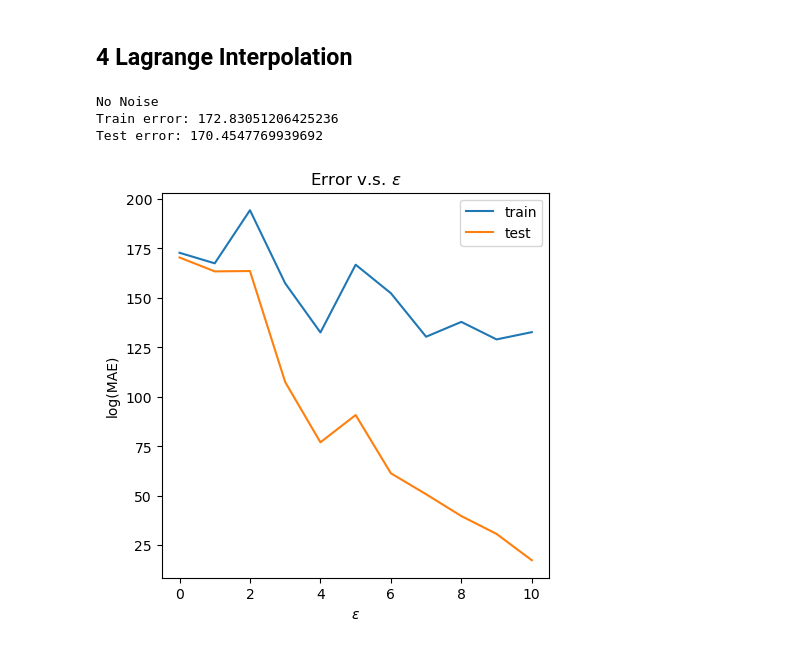
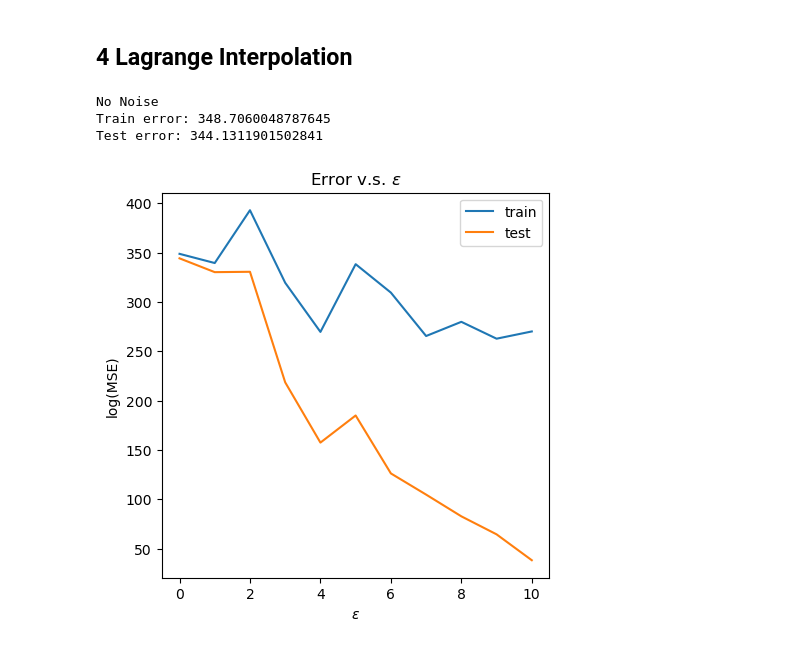
Before and after one commit to Haoran-Xiong/CS-760-23Fall, a Jupyter notebook: HW2_code.ipynb, the cells around one changed output. Saved outputs shown, nothing was run; the diff lists cells and outputs as text; code cells hidden in the pictures.

```diff
--- a/HW2_code.ipynb
+++ b/HW2_code.ipynb
@@ -454,8 +454,8 @@ y_test = np.sin(x_test)
 poly = lagrange(x_train, y_train)
 
 # log of mean absolute error
-train_error = np.log(np.sum(np.abs(y_train - poly(x_train))) / n)
-test_error = np.log(np.sum(np.abs(y_test - poly(x_test))) / n)
+train_error = np.log(np.sum(((y_train - poly(x_train)) / np.sqrt(n))**2))
+test_error = np.log(np.sum(((y_test - poly(x_test)) / np.sqrt(n))**2))
 
 print("No Noise")
 print("Train error:", train_error)
@@ -464,36 +464,36 @@ print("Test error:", test_error)
 sd = np.arange(1, 11) # standard deviations of gaussian noise
 
 train_errors = np.zeros(len(sd) + 1)
 test_errors = np.zeros(len(sd) + 1)
 train_errors[0] = train_error
 test_errors[0] = test_error
 
 for i in range(len(sd)):
     x_train_noise = x_train + np.random.normal(0, sd[i], n)
     y_train_noise = np.sin(x_train_noise)
 
     poly = lagrange(x_train_noise, y_train_noise)
 
     # log of mean absolute error
-    train_error = np.log(np.sum(np.abs(y_train_noise - poly(x_train_noise))) / n)
-    test_error = np.log(np.sum(np.abs(y_test - poly(x_test))) / n)
+    train_error = np.log(np.sum(((y_train_noise - poly(x_train_noise)) / np.sqrt(n))**2))
+    test_error = np.log(np.sum(((y_test - poly(x_test)) / np.sqrt(n))**2))
     train_errors[i+1] = train_error
     test_errors[i+1] = test_error
 
     # print(f"\nε = {eps}")
     # print("Train error with noise:", train_error)
     # print("Test error with noise:", test_error)
 
 fig, ax = plt.subplots(figsize = (5, 5))
 ax.plot(np.concatenate(([0], sd)), train_errors, label = "train")
 ax.plot(np.concatenate(([0], sd)), test_errors, label = "test")
 ax.set_xlabel(r'$\epsilon$')
-ax.set_ylabel('log(MAE)')
+ax.set_ylabel('log(MSE)')
 ax.legend()
 ax.set_title(r'Error v.s. $\epsilon$')
 plt.show()
 # %% [output]
 No Noise
-Train error: 172.83051206425236
-Test error: 170.4547769939692
+Train error: 348.7060048787645
+Test error: 344.1311901502841
-[figure, old version]
+[figure, new version]
```
